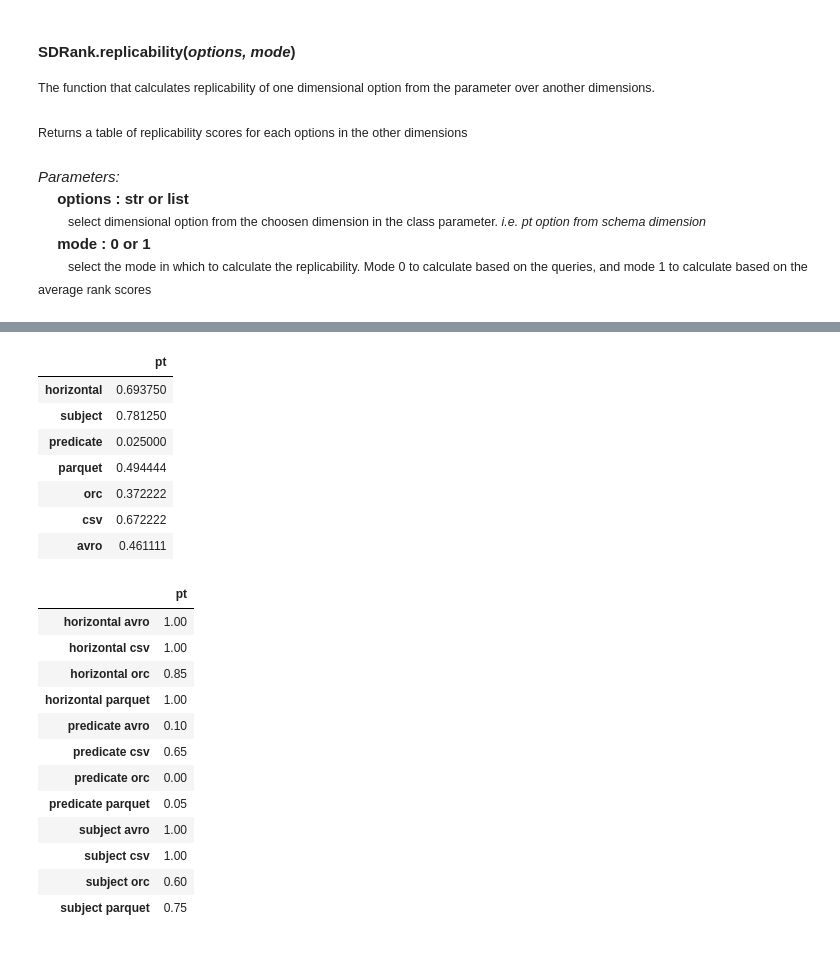
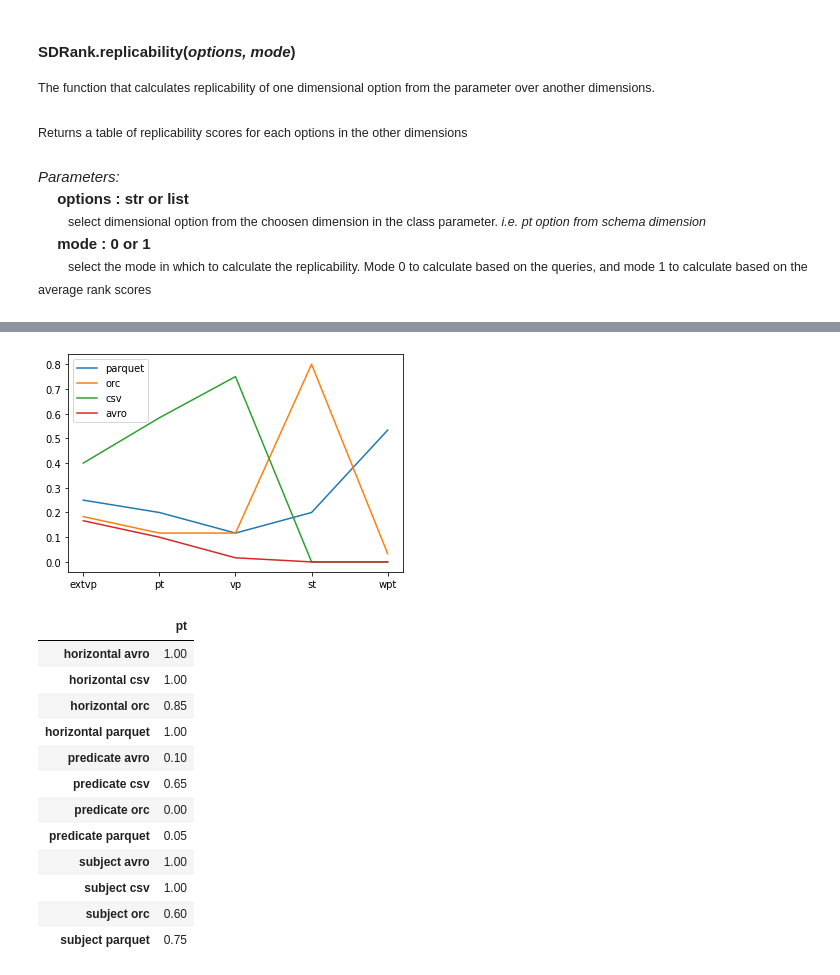
Before and after one commit to DataSystemsGroupUT/PAPyA, a Jupyter notebook: UI Module/BenchRanker.ipynb, the cells around one changed output, grey strips where cells are left out. Cells and saved outputs as stored; diff of their text form; code cells hidden in the pictures.

Commit message:
add replicability plotting

```diff
--- a/UI Module/BenchRanker.ipynb
+++ b/UI Module/BenchRanker.ipynb
@@ -213,18 +227,10 @@ SDRank('settings_watdiv.yaml', 'log_watdiv', '100M', 'schemas').replicability(op
 | csv | 0.583333 |
 | avro | 0.100000 |
 # %%
-# mode 0, replicability on query ; mode 1, replicability on average
 from Rank import SDRank
-SDRank('settings_watdiv.yaml', 'log_watdiv', '100M', 'schemas').replicability(options = 'pt', mode = 1)
+SDRank('settings_watdiv.yaml', 'log_watdiv', '100M', 'schemas').replicability_plot('storage', mode = 0)
 # %% [output]
-|  | pt |
-| horizontal | 0.693750 |
-| subject | 0.781250 |
-| predicate | 0.025000 |
-| parquet | 0.494444 |
-| orc | 0.372222 |
-| csv | 0.672222 |
-| avro | 0.461111 |
+[figure, added]
 # %%
 # comparing replicability of two options in schemas dimension. mode 0 to compare globally, mode 1 to compare locally
 from Rank import SDRank
```
Also changed, not shown: parts of 2 cells of this notebook, 2 other files.
